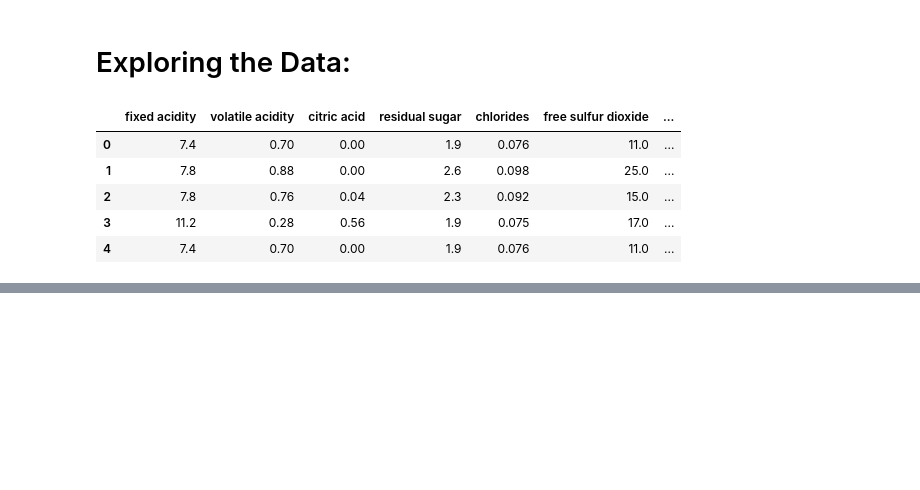
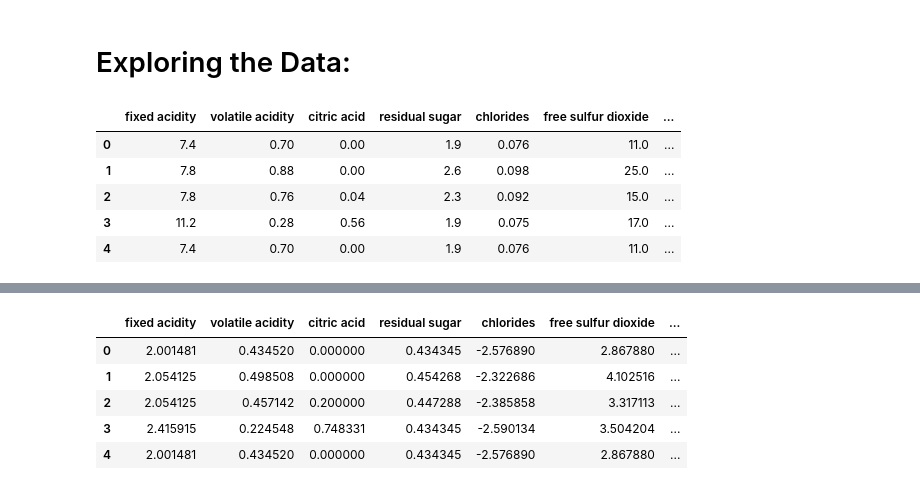
Before and after one commit to shaheeralics/Data-Science-Learning-With-Projects, a Jupyter notebook: Practice/3_Machine Learning/01_Supervised Machine Learning/Ensemble Models/practice on ensemble models.ipynb, the cells around one changed output, grey strips where cells are left out. Drawn from its saved outputs; the diff is of its cells as text; code cells hidden in the pictures; blank space fills up the shorter version.

```diff
--- a/Practice/3_Machine Learning/01_Supervised Machine Learning/Ensemble Models/practice on ensemble models.ipynb
+++ b/Practice/3_Machine Learning/01_Supervised Machine Learning/Ensemble Models/practice on ensemble models.ipynb
@@ -116,0 +228,75 @@ ww.head()
+# %%
+import pandas as pd
+import numpy as np
+from scipy.stats import boxcox, yeojohnson
+import plotly.express as px
+from plotly.subplots import make_subplots
+import plotly.graph_objects as go
+
+# Assuming 'df' is your DataFrame
+
+# Function to plot original and transformed distributions
+def plot_transformations(column, original, transformed, method):
+    fig = make_subplots(rows=1, cols=2, subplot_titles=(f'Original {column}', f'{method} Transformation {column}'))
+
+    fig.add_trace(go.Histogram(x=original, nbinsx=30, name='Original', marker_color='blue'), row=1, col=1)
+    fig.add_trace(go.Histogram(x=transformed, nbinsx=30, name='Transformed', marker_color='green'), row=1, col=2)
+
+    fig.update_layout(title_text=f'{column} Distribution', showlegend=False)
+    fig.show()
+
+# Dictionary of columns and their respective transformations
+transformations = {
+    'fixed acidity': 'log',
+    'volatile acidity': 'yeojohnson',
+    'citric acid': 'sqrt',
+    'residual sugar': 'yeojohnson',
+    'chlorides': 'log',
+    'free sulfur dioxide': 'boxcox',
+    'total sulfur dioxide': 'boxcox',
+    'density': 'boxcox',
+    'pH': 'log',
+    'sulphates': 'boxcox',
+    'alcohol': 'boxcox'
+}
+
+# Applying the transformations
+for col, method in transformations.items():
+    original_data = df[col].dropna()  # Original data without NaN values
+
+    if method == 'log':
+        # Applying log transformation (adding a small constant to avoid log(0))
+        transformed_data = np.log(df[col] + 1e-5)
+        df[col] = transformed_data
+        plot_transformations(col, original_data, transformed_data, 'Log')
+
+    elif method == 'sqrt':
+        # Applying square root transformation
+        transformed_data = np.sqrt(df[col])
+        df[col] = transformed_data
+        plot_transformations(col, original_data, transformed_data, 'Square Root')
+
+    elif method == 'boxcox':
+        # Applying Box-Cox transformation (Box-Cox requires all positive values)
+        if (df[col] > 0).all():
+            transformed_data, _ = boxcox(df[col] + 1e-5)  # adding small value to handle zero values
+            df[col] = transformed_data
+            plot_transformations(col, original_data, transformed_data, 'Box-Cox')
+        else:
+            print(f"Box-Cox transformation not applicable for {col} due to non-positive values.")
+
+    elif method == 'yeojohnson':
+        # Applying Yeo-Johnson transformation (can handle zero and negative values)
+        transformed_data, _ = yeojohnson(df[col])
+        df[col] = transformed_data
+        plot_transformations(col, original_data, transformed_data, 'Yeo-Johnson')
+
+# Display the transformed DataFrame
+df.head()
+# %% [output]
+|  | fixed acidity | volatile acidity | citric acid | residual sugar | chlorides | free sulfur dioxide | ... |
+| 0 | 2.001481 | 0.434520 | 0.000000 | 0.434345 | -2.576890 | 2.867880 | ... |
+| 1 | 2.054125 | 0.498508 | 0.000000 | 0.454268 | -2.322686 | 4.102516 | ... |
+| 2 | 2.054125 | 0.457142 | 0.200000 | 0.447288 | -2.385858 | 3.317113 | ... |
+| 3 | 2.415915 | 0.224548 | 0.748331 | 0.434345 | -2.590134 | 3.504204 | ... |
+| 4 | 2.001481 | 0.434520 | 0.000000 | 0.434345 | -2.576890 | 2.867880 | ... |
```
Also changed, not shown: parts of 29 cells of this notebook, 4 other files.
